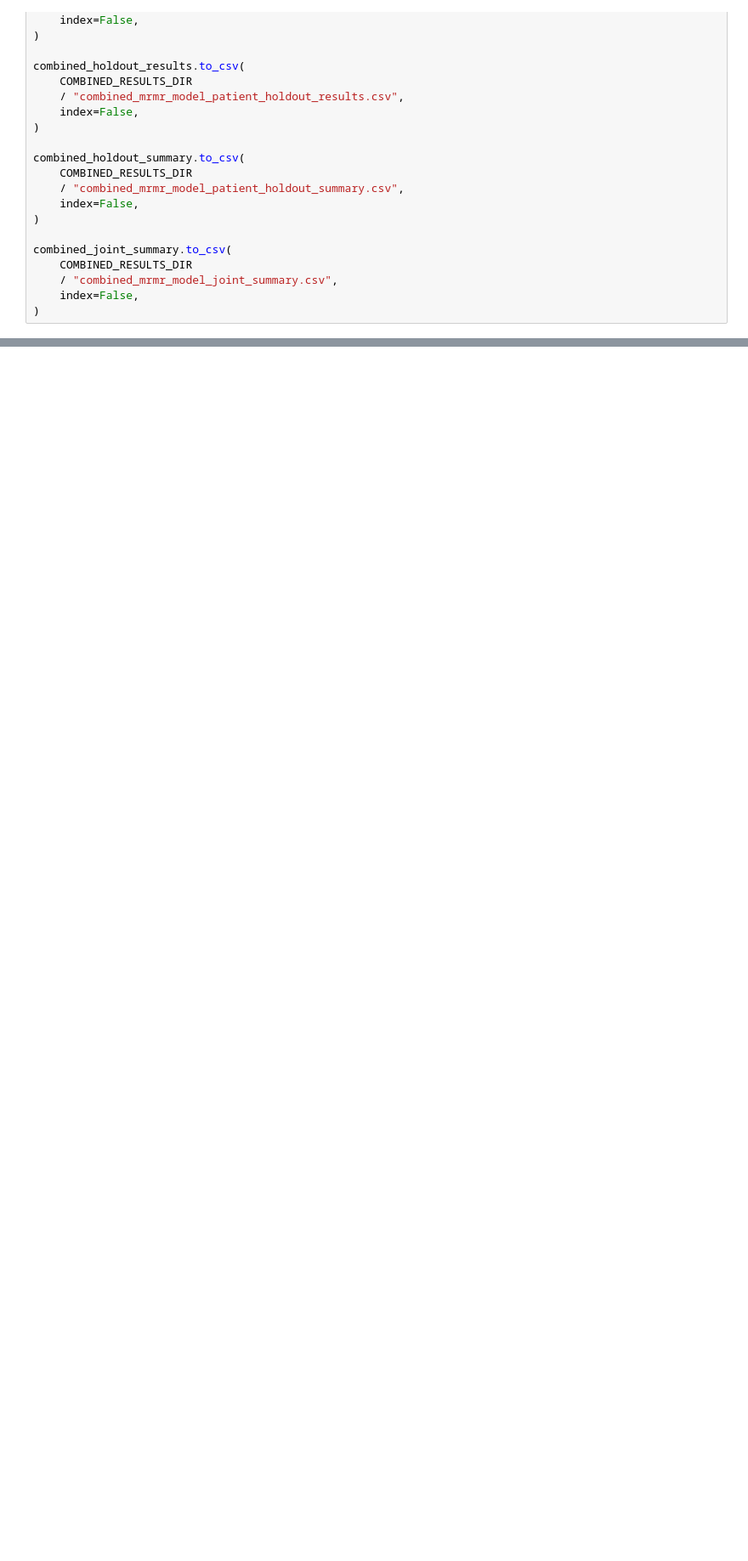
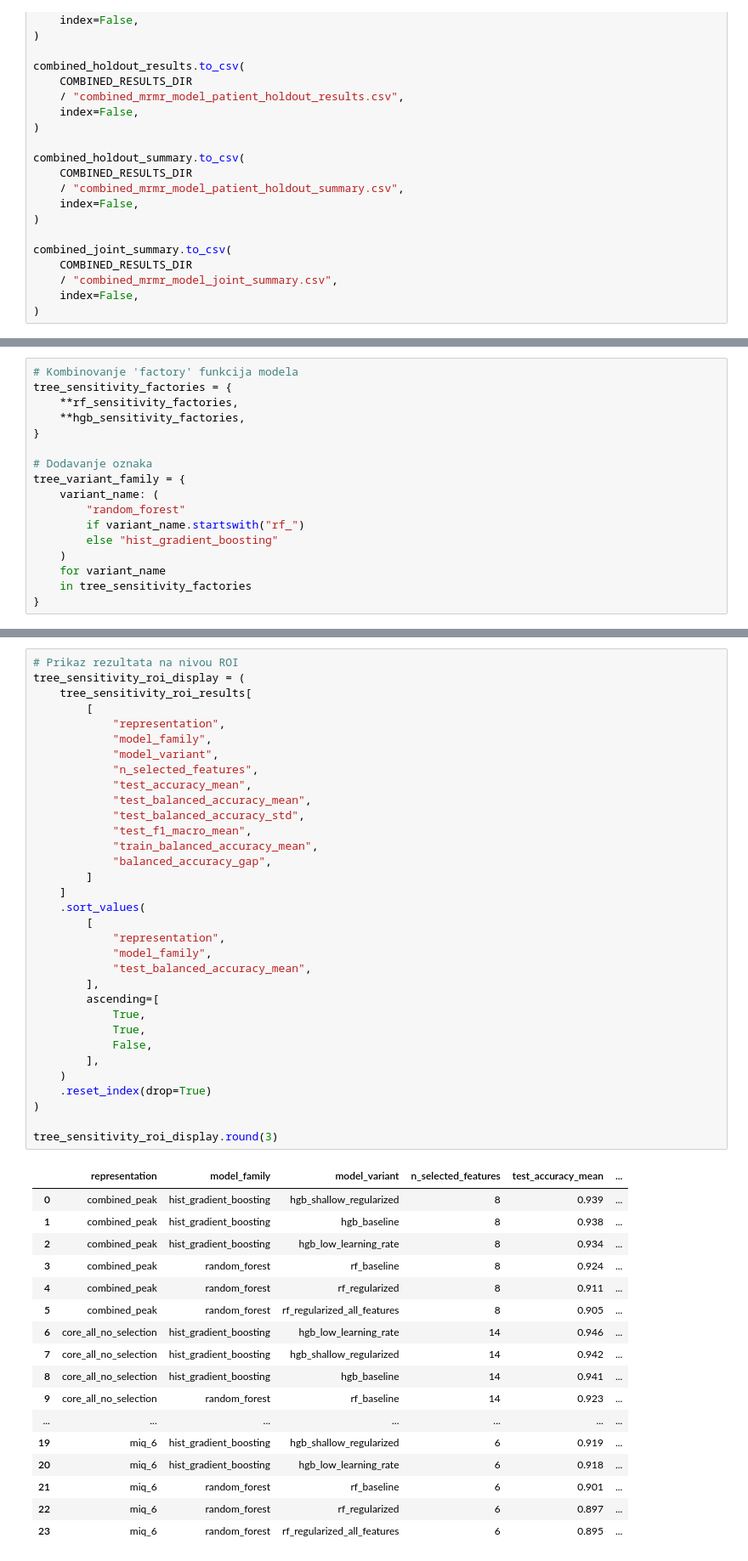
Before and after one commit to peraj-17/MasterProjekatPetarJ, a Jupyter notebook: notebooks/03_modeling.ipynb, the cells around one changed output, grey strips where cells are left out. Shown at 85% size. Saved outputs shown, nothing was run; the diff lists cells and outputs as text; blank space fills up the shorter version.

Commit message:
Dodato poređenje različitih nelinearnih modela

```diff
--- a/notebooks/03_modeling.ipynb
+++ b/notebooks/03_modeling.ipynb
@@ -5206,0 +5271,17 @@ combined_joint_summary.to_csv(
+# %%
+# Kombinovanje 'factory' funkcija modela
+tree_sensitivity_factories = {
+    **rf_sensitivity_factories,
+    **hgb_sensitivity_factories,
+}
+
+# Dodavanje oznaka
+tree_variant_family = {
+    variant_name: (
+        "random_forest"
+        if variant_name.startswith("rf_")
+        else "hist_gradient_boosting"
+    )
+    for variant_name
+    in tree_sensitivity_factories
+}
@@ -5206,0 +5385,51 @@ combined_joint_summary.to_csv(
+# %%
+# Prikaz rezultata na nivou ROI
+tree_sensitivity_roi_display = (
+    tree_sensitivity_roi_results[
+        [
+            "representation",
+            "model_family",
+            "model_variant",
+            "n_selected_features",
+            "test_accuracy_mean",
+            "test_balanced_accuracy_mean",
+            "test_balanced_accuracy_std",
+            "test_f1_macro_mean",
+            "train_balanced_accuracy_mean",
+            "balanced_accuracy_gap",
+        ]
+    ]
+    .sort_values(
+        [
+            "representation",
+            "model_family",
+            "test_balanced_accuracy_mean",
+        ],
+        ascending=[
+            True,
+            True,
+            False,
+        ],
+    )
+    .reset_index(drop=True)
+)
+
+tree_sensitivity_roi_display.round(3)
+# %% [output]
+|  | representation | model_family | model_variant | n_selected_features | test_accuracy_mean | ... |
+| 0 | combined_peak | hist_gradient_boosting | hgb_shallow_regularized | 8 | 0.939 | ... |
+| 1 | combined_peak | hist_gradient_boosting | hgb_baseline | 8 | 0.938 | ... |
+| 2 | combined_peak | hist_gradient_boosting | hgb_low_learning_rate | 8 | 0.934 | ... |
+| 3 | combined_peak | random_forest | rf_baseline | 8 | 0.924 | ... |
+| 4 | combined_peak | random_forest | rf_regularized | 8 | 0.911 | ... |
+| 5 | combined_peak | random_forest | rf_regularized_all_features | 8 | 0.905 | ... |
+| 6 | core_all_no_selection | hist_gradient_boosting | hgb_low_learning_rate | 14 | 0.946 | ... |
+| 7 | core_all_no_selection | hist_gradient_boosting | hgb_shallow_regularized | 14 | 0.942 | ... |
+| 8 | core_all_no_selection | hist_gradient_boosting | hgb_baseline | 14 | 0.941 | ... |
+| 9 | core_all_no_selection | random_forest | rf_baseline | 14 | 0.923 | ... |
+| ... | ... | ... | ... | ... | ... | ... |
+| 19 | miq_6 | hist_gradient_boosting | hgb_shallow_regularized | 6 | 0.919 | ... |
+| 20 | miq_6 | hist_gradient_boosting | hgb_low_learning_rate | 6 | 0.918 | ... |
+| 21 | miq_6 | random_forest | rf_baseline | 6 | 0.901 | ... |
+| 22 | miq_6 | random_forest | rf_regularized | 6 | 0.897 | ... |
+| 23 | miq_6 | random_forest | rf_regularized_all_features | 6 | 0.895 | ... |
```
Also changed, not shown: parts of 30 cells of this notebook, 15 other files.
